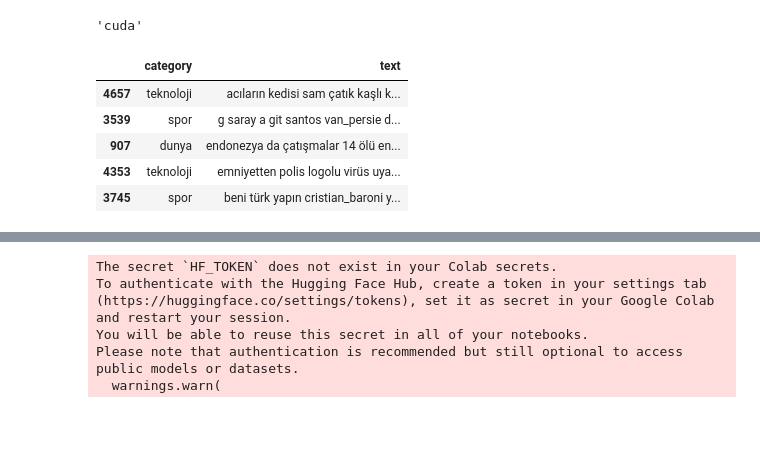
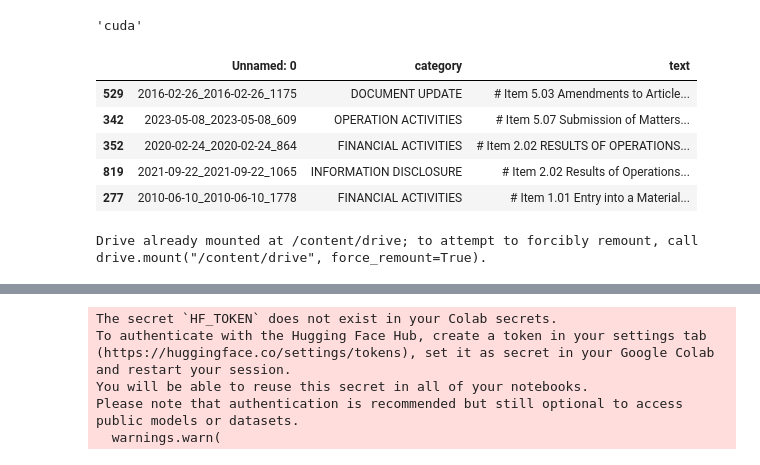
Before and after one commit to Fathmat/MultiClass_classification, a Jupyter notebook: Bert_sequence_classification.ipynb, the cells around one changed output, grey strips where cells are left out. Saved outputs shown, nothing was run; the diff lists cells and outputs as text; code cells hidden in the pictures; blank space fills up the shorter version.

```diff
--- a/Bert_sequence_classification.ipynb
+++ b/Bert_sequence_classification.ipynb
@@ -32,20 +32,25 @@ device
 # %% [output]
 'cuda'
 # %%
-ROOT_DIR = "/content/7allV03.csv"
+ROOT_DIR = "/content/extracted_data.csv"
 
 df_org= pd.read_csv(ROOT_DIR)
 
 df_org = df_org.sample(frac=1.0, random_state=42)
 
 df_org.head()
 # %% [output]
-|  | category | text |
-| 4657 | teknoloji | acıların kedisi sam çatık kaşlı k... |
-| 3539 | spor | g saray a git santos van_persie d... |
-| 907 | dunya | endonezya da çatışmalar 14 ölü en... |
-| 4353 | teknoloji | emniyetten polis logolu virüs uya... |
-| 3745 | spor | beni türk yapın cristian_baroni y... |
+|  | Unnamed: 0 | category | text |
+| 529 | 2016-02-26_2016-02-26_1175 | DOCUMENT UPDATE | # Item 5.03 Amendments to Article... |
+| 342 | 2023-05-08_2023-05-08_609 | OPERATION ACTIVITIES | # Item 5.07 Submission of Matters... |
+| 352 | 2020-02-24_2020-02-24_864 | FINANCIAL ACTIVITIES | # Item 2.02 RESULTS OF OPERATIONS... |
+| 819 | 2021-09-22_2021-09-22_1065 | INFORMATION DISCLOSURE | # Item 2.02 Results of Operations... |
+| 277 | 2010-06-10_2010-06-10_1778 | FINANCIAL ACTIVITIES | # Item 1.01 Entry into a Material... |
+# %%
+from google.colab import drive
+drive.mount('/content/drive')
+# %% [output]
+Drive already mounted at /content/drive; to attempt to forcibly remount, call drive.mount("/content/drive", force_remount=True).
 # %%
 labels = df_org['category'].unique().tolist()
 labels = [s.strip() for s in labels ]
```
Also changed, not shown: parts of 23 cells of this notebook.
